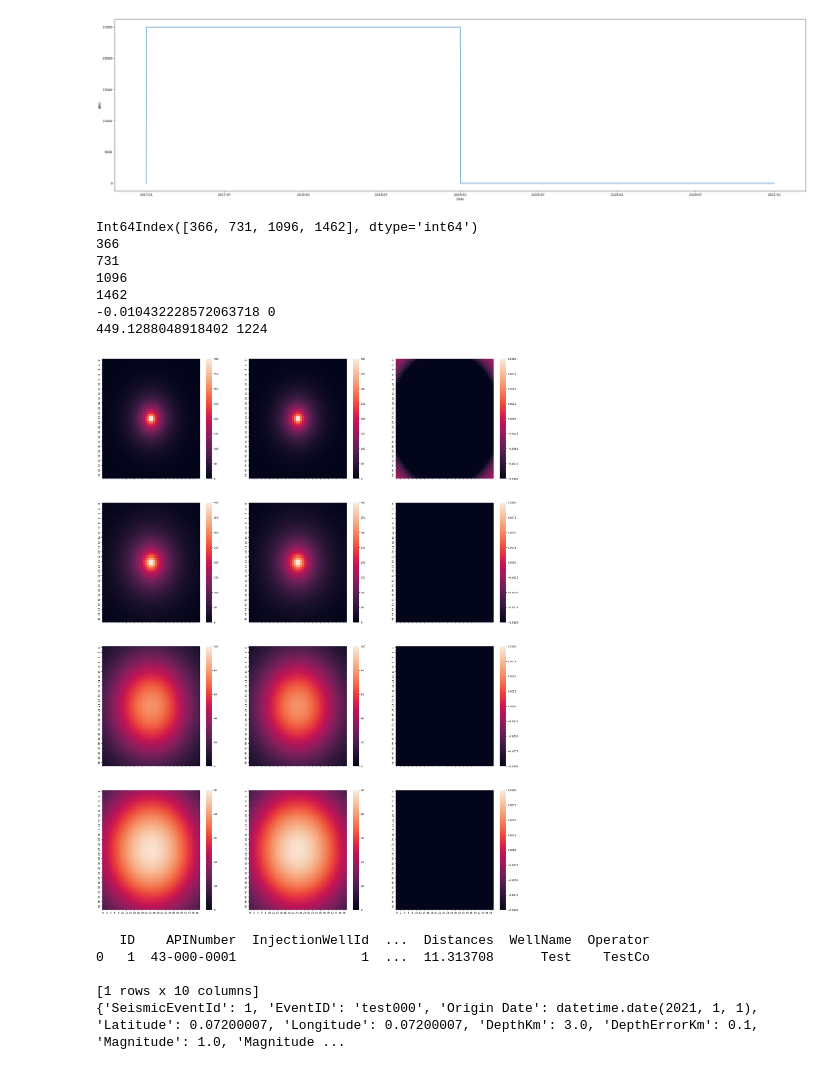
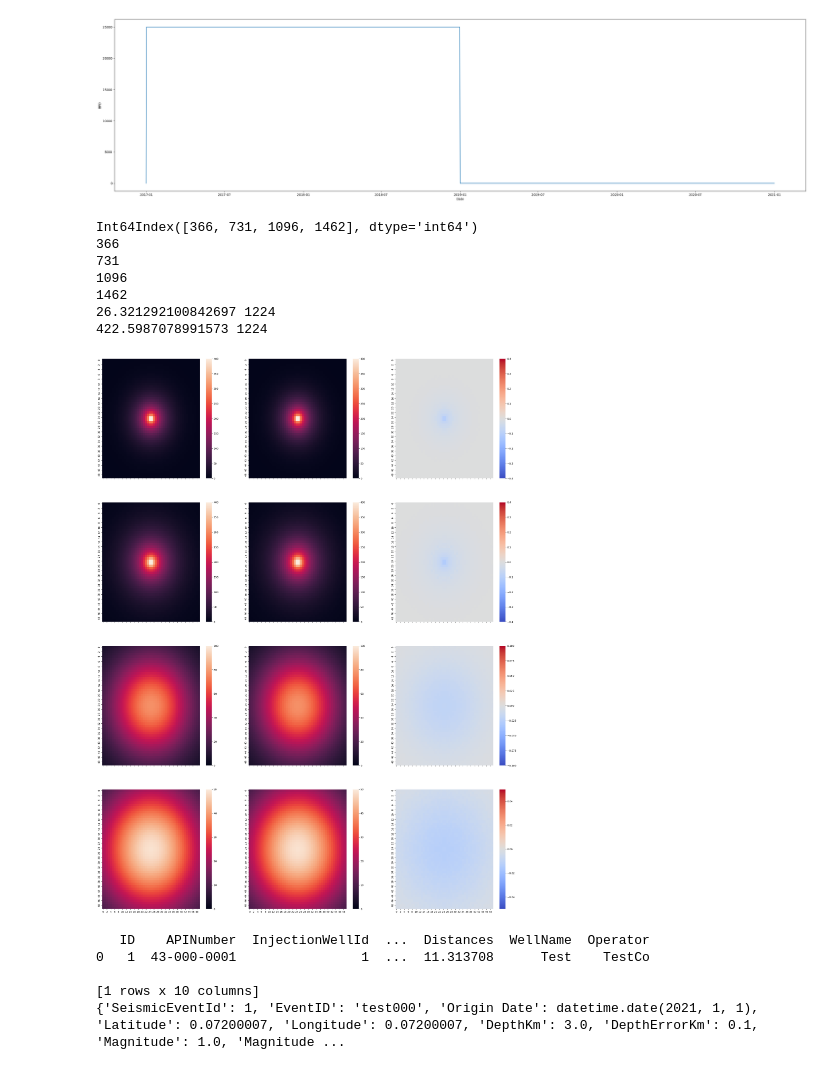
Before and after one commit to ut-beg-texnet/GIST, a Jupyter notebook: src/GISTRegressionTests.ipynb, the cells around one changed output. Cells and saved outputs as stored; diff of their text form; code cells hidden in the pictures.

Commit message:
Add files via upload
Update regression test - fixed an issue with how I handed the leap year.

```diff
--- a/src/GISTRegressionTests.ipynb
+++ b/src/GISTRegressionTests.ipynb
@@ -134,7 +134,7 @@ well2={'ID': 2,
        'WellName': 'Test',
        'Operator': 'TestCo'}
 
-injVec=np.concatenate((np.zeros((1,1)),np.full((731,1),25000.),np.zeros((731,1))))
+injVec=np.concatenate((np.zeros((1,1)),np.full((730,1),25000.),np.zeros((732,1))))
 ID0Vec=np.zeros((1463,1))
 ID1Vec=np.ones((1463,1))
 ID2Vec=np.full((1463,1),2.)
@@ -257,32 +257,37 @@ sns.lineplot(data=inj0DF,x='Date',y='BPD')
 # %%
 # Compare Matlab to computed
 f, axarr = plt.subplots(4, 3,sharex=True,figsize=(30,40))
 # Get plots out at a four intervals, Jan 1 per year
 outIdx=outRefDayVec-min(dayVec)
 print(outIdx)
 diffNP=np.zeros([pressureGrid.shape[0],pressureGrid.shape[1],len(outIdx)])
+diffNPm1=np.zeros([pressureGrid.shape[0],pressureGrid.shape[1],len(outIdx)])
+diffNPp1=np.zeros([pressureGrid.shape[0],pressureGrid.shape[1],len(outIdx)])
 # set color ranges
 vmap=[400,400,100,50]
-vdiffmap=[0.01,0.01,0.01,0.01]
+vdiffmap=[0.4,0.4,0.1,0.05]
 for i in range(len(outIdx)):
   print(outIdx[i])
+  # I am adding 1 to the index to see if that is the issue
   sns.heatmap(pressureGrid[:,:,0,0,outIdx[i]],ax=axarr[i,0],vmin=0.,vmax=vmap[i])
   sns.heatmap(refMatlabNP[:,:,i],ax=axarr[i,1],vmin=0.,vmax=vmap[i])
   diffNP[:,:,i]=refMatlabNP[:,:,i]-pressureGrid[:,:,0,0,outIdx[i]]
-  sns.heatmap(diffNP[:,:,i],ax=axarr[i,2],vmin=-vdiffmap[i],vmax=vdiffmap[i])
+  diffNPm1[:,:,i]=refMatlabNP[:,:,i]-pressureGrid[:,:,0,0,outIdx[i]-1]
+  diffNPp1[:,:,i]=refMatlabNP[:,:,i]-pressureGrid[:,:,0,0,outIdx[i]+1]
+  sns.heatmap(diffNPm1[:,:,i],ax=axarr[i,2],vmin=-vdiffmap[i],vmax=vdiffmap[i],cmap="coolwarm")
 
 print(np.max(diffNP[:,:,1]),np.argmax(diffNP[:,:,1]))
 print(np.max(pressureGrid[:,:,0,0,outIdx[1]]),np.argmax(pressureGrid[:,:,0,0,outIdx[1]]))
 #Create differences
 # %% [output]
 Int64Index([366, 731, 1096, 1462], dtype='int64')
 366
 731
 1096
 1462
--0.010432228572063718 0
-449.1288048918402 1224
+26.321292100842697 1224
+422.5987078991573 1224
-[figure, old version]
+[figure, new version]
 # %%
 print(well1DF)
 eq1={'SeismicEventId': 1,
```
Also changed, not shown: parts of 3 cells of this notebook.
